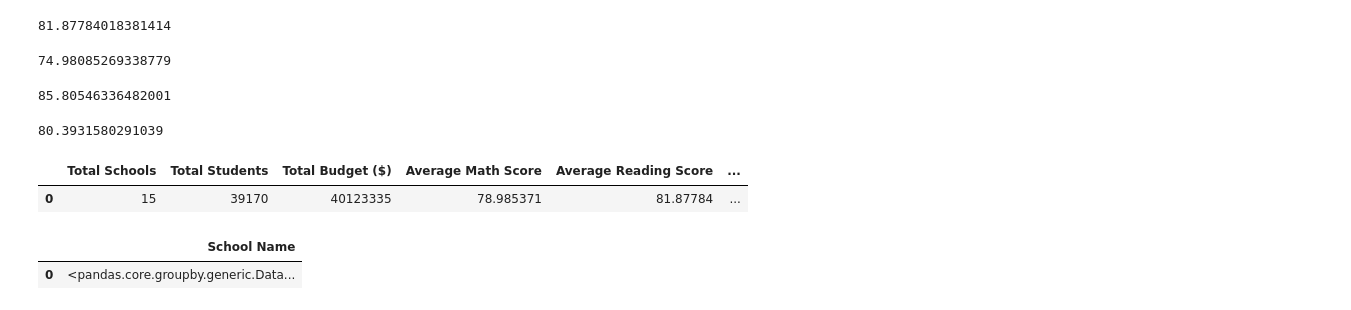
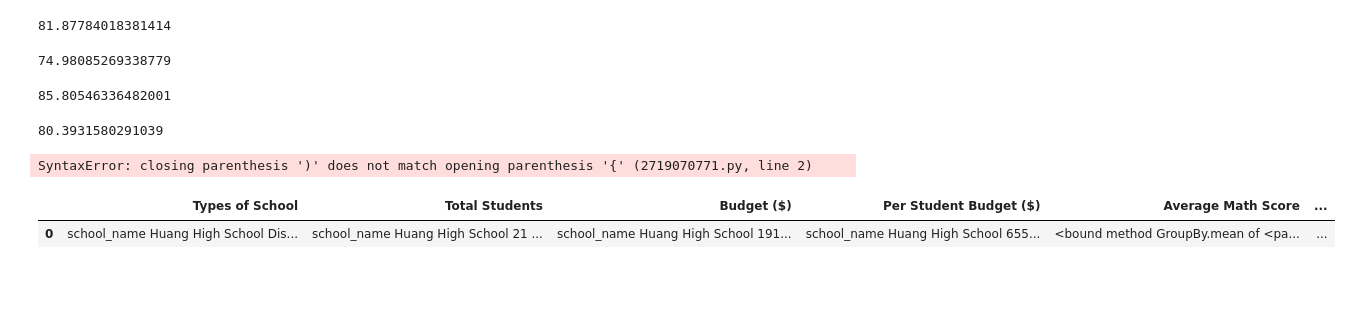
Before and after one commit to jaezak/pycity_schools, a Jupyter notebook: pycityschools/pycity_notebook.ipynb, the cells around one changed output. Cells and saved outputs as stored; diff of their text form; code cells hidden in the pictures; blank space fills up the shorter version.

```diff
--- a/pycityschools/pycity_notebook.ipynb
+++ b/pycityschools/pycity_notebook.ipynb
@@ -92,29 +92,51 @@ overall_pass
 80.3931580291039
 # %%
 #Save the results in a DataFrame.
-schools_summary =pd.DataFrame({"Total Schools":[unique],"Total Students":[total_students],"Total Budget ($)":[total_budget],
+schools_summary =pd.DataFrame({)
+    "Total Schools":[unique],"Total Students":[total_students],"Total Budget ($)":[total_budget],
                            "Average Math Score":[average_math],"Average Reading Score":[average_reading],"% Passing Math":[pass_math],
                            "% Passing Reading":[pass_reading],
-                          "% Overall Passing Rate":[overall_pass]})
-
+                          "% Overall Passing Rate":[overall_pass]}
 schools_summary.head()
 # %% [output]
-|  | Total Schools | Total Students | Total Budget ($) | Average Math Score | Average Reading Score | ... |
-| 0 | 15 | 39170 | 40123335 | 78.985371 | 81.87784 | ... |
+SyntaxError: closing parenthesis ')' does not match opening parenthesis '{' (2719070771.py, line 2)
 # %%
-#Sort the schools by `% Overall Passing` in descending order and display the top 5 rows.
 
-top_schools_df = student.sort_values("school_name", ascending=False)
+#Perform the necessary calculations and then create a DataFrame that summarizes key metrics about each school:
+#school name, school type, total students, total budget, per student budget,
+#average math schore, average reading score, % passing math, % passing reading, % overall passing
 
-top_schools_df = pd.DataFrame({"School Name":[names]})
-                               #"Total Students":[total_students],"Total Budget ($)":[total_budget],
-                          # "Average Math Score":[average_math],"Average Reading Score":[average_reading],"% Passing Math":[pass_math],
-                          # "% Passing Reading":[pass_reading],
-                          #"% Overall Passing Rate":[overall_pass]})
-#Save the results in a DataFrame called "top_schools".
-top_schools_df.head()
+#grouping by schools
+school_merge = complete.set_index('school_name').groupby(['school_name'])
+#types of school
+types = school.set_index('school_name')['type']
+#students by school
+stu_sum = school_merge['Student ID'].count()
+# budget
+budget = school.set_index('school_name')['budget']
+#budget per student
+per_stu = school.set_index('school_name')['budget']/school.set_index('school_name')['size']
+
+#average math and reading
+avg_m = school_merge['math_score'].mean
+avg_r = school_merge['reading_score'].mean
+# % passing math, % passing reading
+math_pass = complete[complete['math_score'] >= 70].groupby("school_name")['Student ID'].count()/stu_sum
+math_pass = math_pass*100
+reading_pass = complete[complete['reading_score'] >= 70].groupby("school_name")['Student ID'].count()/stu_sum
+reading_pass = reading_pass*100
+# % overall passing
+over_pass = complete[(complete['reading_score'] >= 70) + (complete['math_score'] >= 70)].groupby('school_name')['Student ID'].count()/stu_sum
+over_pass = over_pass*100
+# create dataframe
+metrics = pd.DataFrame({ "Types of School":[types],"Total Students":[stu_sum],
+                        "Budget ($)":[budget], "Per Student Budget ($)": [per_stu],
+                           "Average Math Score":[avg_m],"Average Reading Score":[avg_r],"% Passing Math":[math_pass],
+                           "% Passing Reading":[reading_pass],
+                          "% Overall Passing Rate":[over_pass]})
+metrics
 # %% [output]
-|  | School Name |
-| 0 | <pandas.core.groupby.generic.Data... |
+|  | Types of School | Total Students | Budget ($) | Per Student Budget ($) | Average Math Score | ... |
+| 0 | school_name Huang High School Dis... | school_name Huang High School 21 ... | school_name Huang High School 191... | school_name Huang High School 655... | <bound method GroupBy.mean of <pa... | ... |
 # %%
 #Sort the schools by `% Overall Passing` in ascending order and display the top 5 rows.
```
Also changed, not shown: parts of 8 cells of this notebook.
